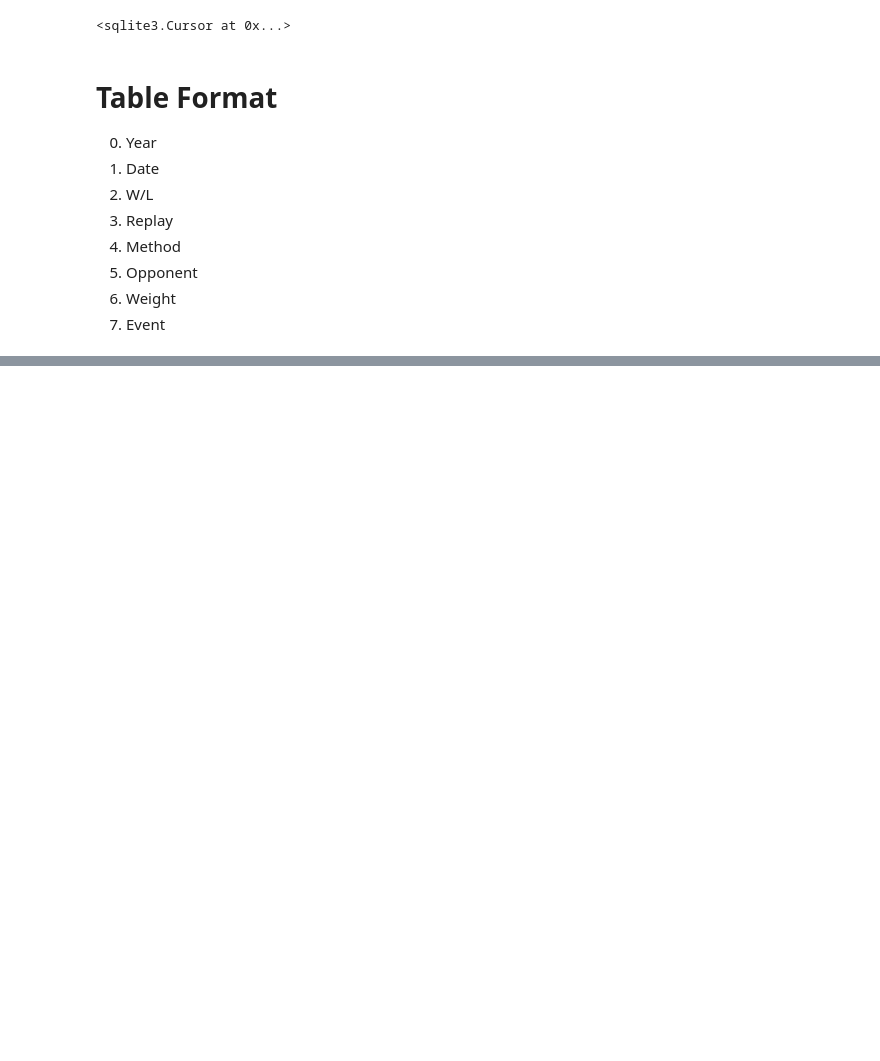
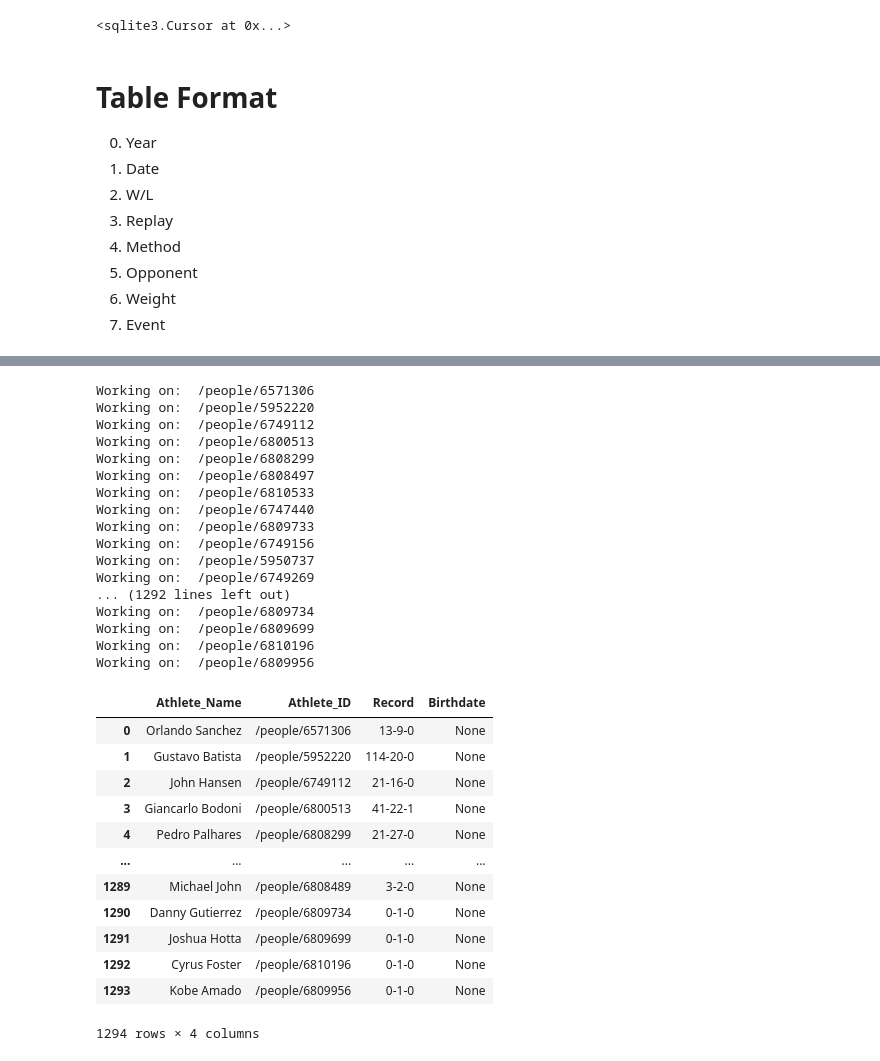
Before and after one commit to gossdante/bjj_network, a Jupyter notebook: bjj.ipynb, the cells around one changed output, grey strips where cells are left out. Saved outputs shown, nothing was run; the diff lists cells and outputs as text; code cells hidden in the pictures; blank space fills up the shorter version.

```diff
--- a/bjj.ipynb
+++ b/bjj.ipynb
@@ -259,0 +334,17 @@ soup
+# %%
+# Get unique opponent links
+unique_opponents = master_df['Opponent_Link'].unique()
+unique_opponents = pd.Series(unique_opponents)
+# %%
+# Remove the words from Athlete ID for easier comparison
+no_text_ids = []
+for id in Athlete_Info['Athlete_ID']:
+    no_text_ids.append(id.split('-')[0])
+
+no_text_ids = pd.Series(no_text_ids)
+# %%
+# Get the unique opponents not in the originial 100 athlete list
+new_opponent_ids= unique_opponents[~unique_opponents.isin(no_text_ids)]
+new_opponent_ids = new_opponent_ids.dropna(how='all')
+new_opponent_ids = new_opponent_ids[new_opponent_ids.str.contains('/people')]
+new_opponent_ids
@@ -259,0 +364,47 @@ soup
+# %%
+New_Athletes = pd.DataFrame(columns=['Athlete_Name','Athlete_ID','Record','Birthdate'], index=range(0,10000))
+row = 0
+for id in new_opponent_ids:
+    try:
+        print('Working on: ',id)
+        New_Athletes.iloc[row,0] = get_name(id)
+        New_Athletes.iloc[row,1] = id
+        New_Athletes.iloc[row,2] = get_record(id)
+        New_Athletes.iloc[row,3] = get_age(id)
+        row = row + 1
+        time.sleep(2)
+    except:
+        pass
+New_Athletes = New_Athletes.dropna(axis=0,how='all')
+New_Athletes
+# %% [output]
+Working on:  /people/6571306
+Working on:  /people/5952220
+Working on:  /people/6749112
+Working on:  /people/6800513
+Working on:  /people/6808299
+Working on:  /people/6808497
+Working on:  /people/6810533
+Working on:  /people/6747440
+Working on:  /people/6809733
+Working on:  /people/6749156
+Working on:  /people/5950737
+Working on:  /people/6749269
+... (1292 lines left out)
+Working on:  /people/6809734
+Working on:  /people/6809699
+Working on:  /people/6810196
+Working on:  /people/6809956
+|  | Athlete_Name | Athlete_ID | Record | Birthdate |
+| 0 | Orlando Sanchez | /people/6571306 | 13-9-0 | None |
+| 1 | Gustavo Batista | /people/5952220 | 114-20-0 | None |
+| 2 | John Hansen | /people/6749112 | 21-16-0 | None |
+| 3 | Giancarlo Bodoni | /people/6800513 | 41-22-1 | None |
+| 4 | Pedro Palhares | /people/6808299 | 21-27-0 | None |
+| ... | ... | ... | ... | ... |
+| 1289 | Michael John | /people/6808489 | 3-2-0 | None |
+| 1290 | Danny Gutierrez | /people/6809734 | 0-1-0 | None |
+| 1291 | Joshua Hotta | /people/6809699 | 0-1-0 | None |
+| 1292 | Cyrus Foster | /people/6810196 | 0-1-0 | None |
+| 1293 | Kobe Amado | /people/6809956 | 0-1-0 | None |
+1294 rows × 4 columns
```
Also changed, not shown: parts of 15 cells of this notebook, 1 other file.
